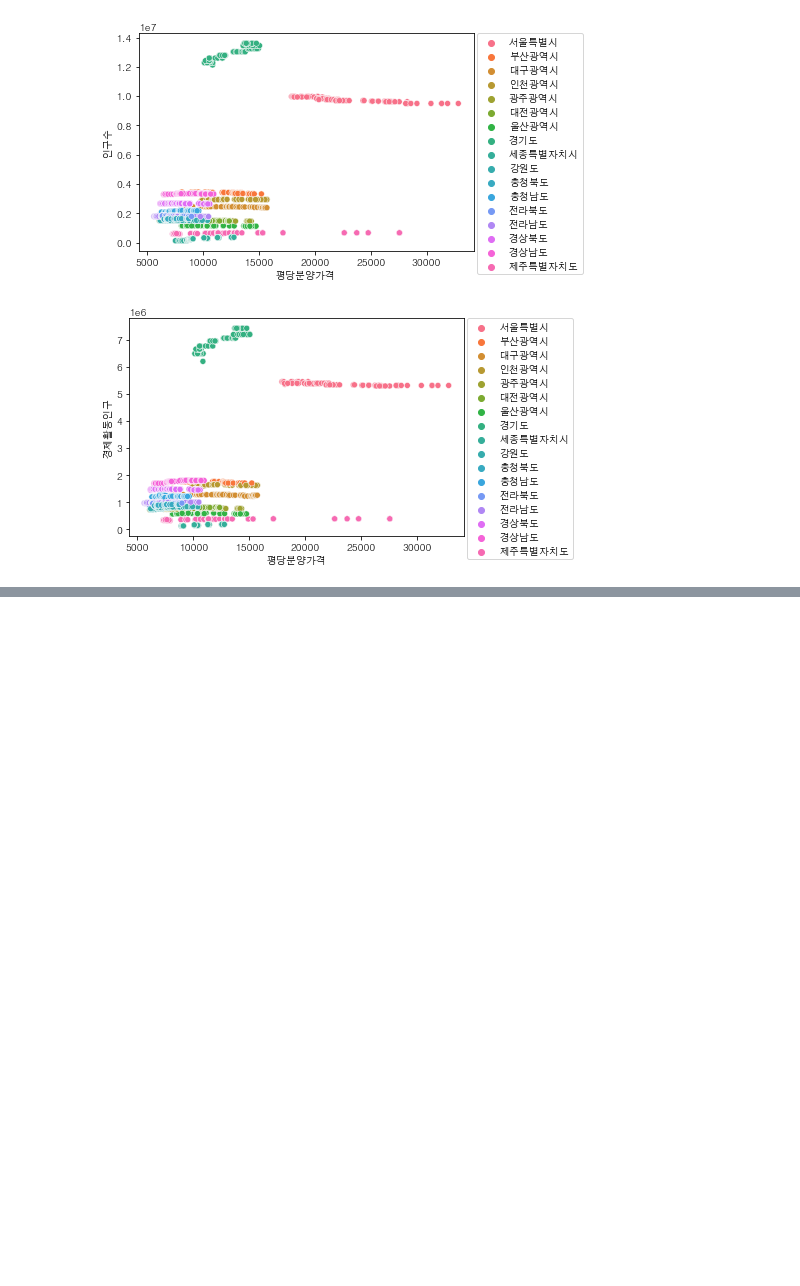
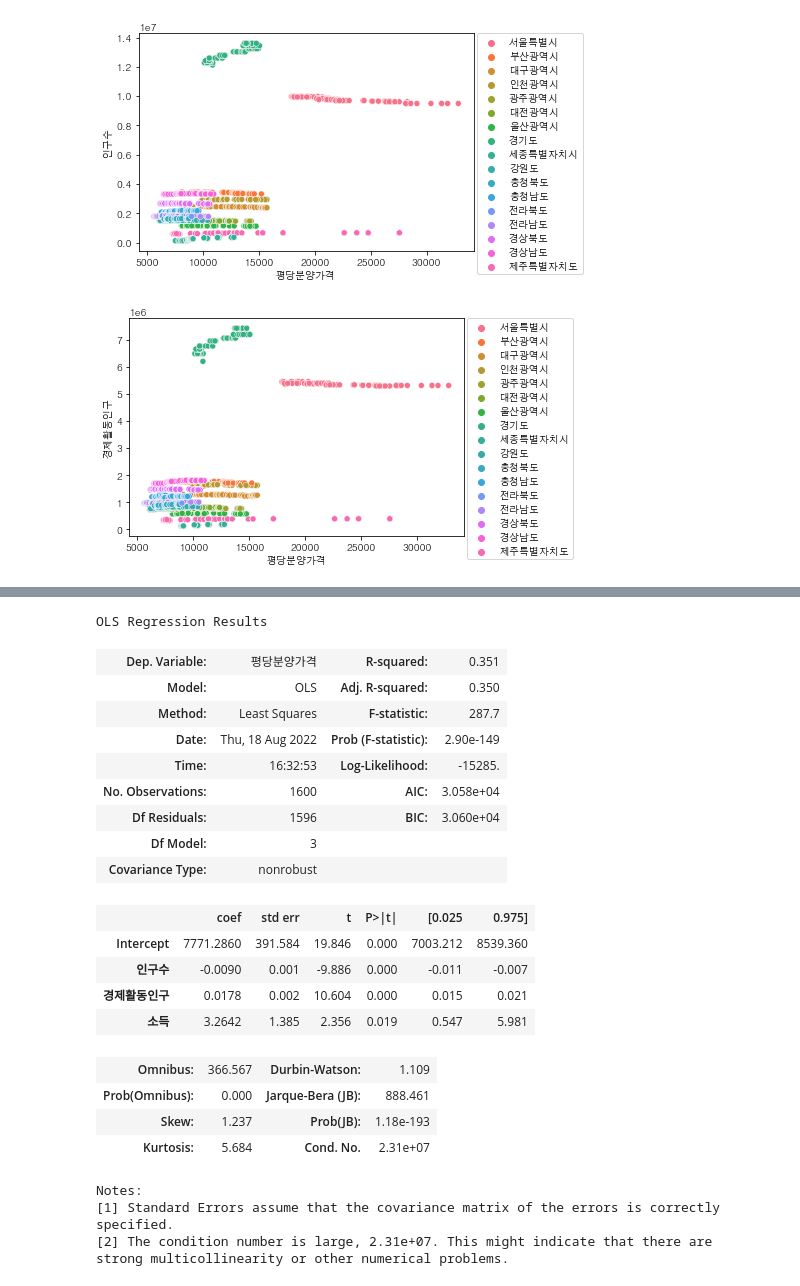
Before and after one commit to winwin-jang-gu/APT_price, a Jupyter notebook: project/apt_visual.ipynb, the cells around one changed output, grey strips where cells are left out. Saved outputs shown, nothing was run; the diff lists cells and outputs as text; code cells hidden in the pictures; blank space fills up the shorter version.

```diff
--- a/project/apt_visual.ipynb
+++ b/project/apt_visual.ipynb
@@ -190,0 +256,27 @@ plt.show()
+# %%
+regre_result = ols(Rformula, data=data).fit()
+regre_result.summary()
+# %% [output]
+OLS Regression Results
+| Dep. Variable: | 평당분양가격 | R-squared: | 0.351 |
+| Model: | OLS | Adj. R-squared: | 0.350 |
+| Method: | Least Squares | F-statistic: | 287.7 |
+| Date: | Thu, 18 Aug 2022 | Prob (F-statistic): | 2.90e-149 |
+| Time: | 16:32:53 | Log-Likelihood: | -15285. |
+| No. Observations: | 1600 | AIC: | 3.058e+04 |
+| Df Residuals: | 1596 | BIC: | 3.060e+04 |
+| Df Model: | 3 |  |  |
+| Covariance Type: | nonrobust |  |  |
+|  | coef | std err | t | P>|t| | [0.025 | 0.975] |
+| Intercept | 7771.2860 | 391.584 | 19.846 | 0.000 | 7003.212 | 8539.360 |
+| 인구수 | -0.0090 | 0.001 | -9.886 | 0.000 | -0.011 | -0.007 |
+| 경제활동인구 | 0.0178 | 0.002 | 10.604 | 0.000 | 0.015 | 0.021 |
+| 소득 | 3.2642 | 1.385 | 2.356 | 0.019 | 0.547 | 5.981 |
+| Omnibus: | 366.567 | Durbin-Watson: | 1.109 |
+| Prob(Omnibus): | 0.000 | Jarque-Bera (JB): | 888.461 |
+| Skew: | 1.237 | Prob(JB): | 1.18e-193 |
+| Kurtosis: | 5.684 | Cond. No. | 2.31e+07 |
+Notes:
+[1] Standard Errors assume that the covariance matrix of the errors is correctly specified.
+[2] The condition number is large, 2.31e+07. This might indicate that there are
+strong multicollinearity or other numerical problems.
```
Also changed, not shown: parts of 11 cells of this notebook.
